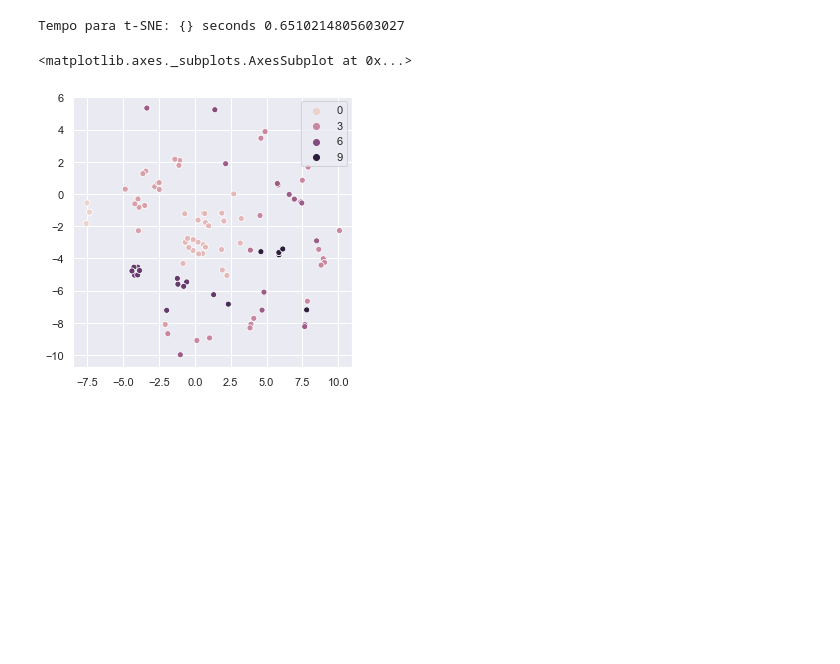
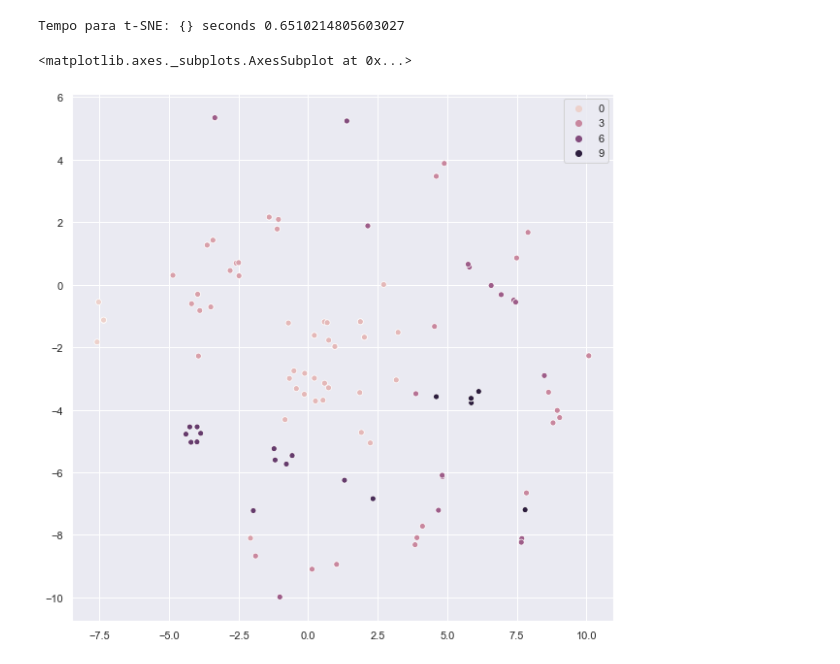
Before and after one commit to rsmiderle/ds_exercises, a Jupyter notebook: k-means/Final_Undersampled.ipynb, the cells around one changed output. Drawn from its saved outputs; the diff is of its cells as text; code cells hidden in the pictures; blank space fills up the shorter version.

```diff
--- a/k-means/Final_Undersampled.ipynb
+++ b/k-means/Final_Undersampled.ipynb
@@ -10,9 +13,9 @@ import seaborn as sns
 # %%
 %config Completer.use_jedi = False
 # %%
-credit = pd.read_csv('credit_record.csv')
+credit = pd.read_csv('https://raw.githubusercontent.com/rsmiderle/ds_ml_nao_supervisionado/master/k-means/credit_record.csv')
 # %%
-application = pd.read_csv('application_record.csv')
+application = pd.read_csv('https://raw.githubusercontent.com/rsmiderle/ds_ml_nao_supervisionado/master/k-means/application_record.csv')
 # %%
 df_merge = pd.merge(application, credit, on='ID')
 # %%
@@ -490,10 +495,10 @@ print ('Tempo para t-SNE: {} seconds',format(time.time()-time_start))
 Tempo para t-SNE: {} seconds 0.6510214805603027
 # %%
 import seaborn as sns
-sns.set(rc={'figure.figsize': (5, 5)})
+sns.set(rc={'figure.figsize': (10, 10)})
 sns.scatterplot(x=view[:, 0],
                y=view[:, 1],
                hue=modelo.labels_)
 # %% [output]
 <matplotlib.axes._subplots.AxesSubplot at 0x...>
-[figure, old version]
+[figure, new version]
```
Also changed, not shown: parts of 2 cells of this notebook.
